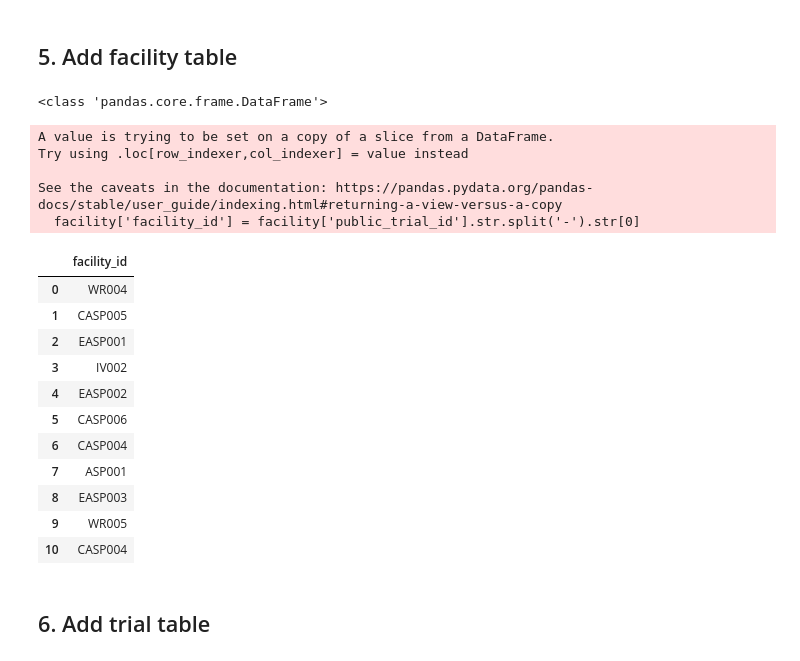
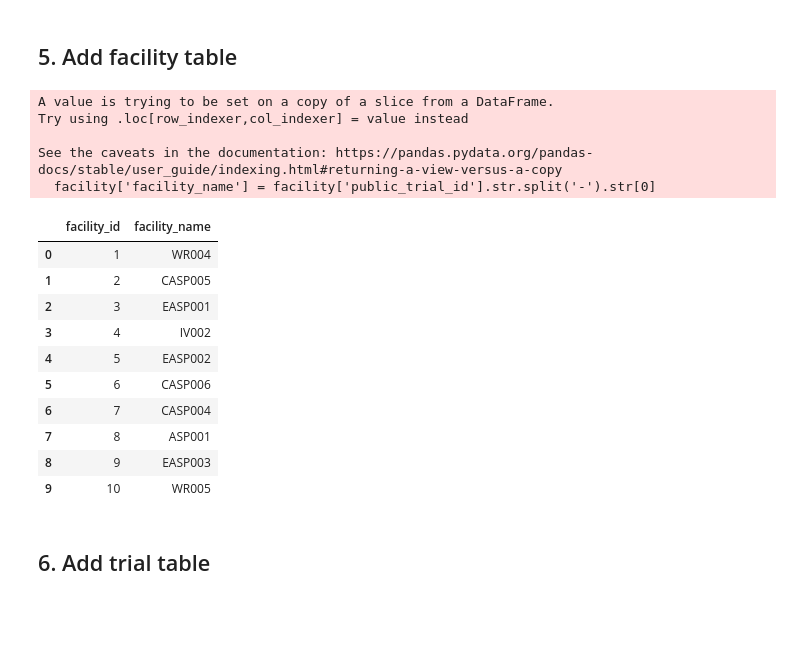
Before and after one commit to uchicago-dsi/compostable-disintegration-analysis, a Jupyter notebook: notebooks/add_facility_trial_trial_conditions.ipynb, the cells around one changed output. Drawn from its saved outputs; the diff is of its cells as text; code cells hidden in the pictures; blank space fills up the shorter version.

```diff
--- a/notebooks/add_facility_trial_trial_conditions.ipynb
+++ b/notebooks/add_facility_trial_trial_conditions.ipynb
@@ -476,40 +476,34 @@ combined_all
 1721 rows × 7 columns
 # %% [markdown]
 ## 5. Add facility table
-# %%
-print(type(facility))
-# %% [output]
-<class 'pandas.core.frame.DataFrame'>
 # %%
 facility = facility_id[['public_trial_id']]
-facility['facility_id'] = facility['public_trial_id'].str.split('-').str[0]
-facility = facility[['facility_id']]
-
-new_row_df = pd.DataFrame({'facility_id': ['CASP004']})
-facility = pd.concat([facility, new_row_df], ignore_index=True)
+facility['facility_name'] = facility['public_trial_id'].str.split('-').str[0]
+facility = facility[['facility_name']]
+facility['facility_id'] = range(1, len(facility) + 1)
+facility = facility[['facility_id', 'facility_name']]
 
 facility.to_csv('/Users/cecilia/Documents/GitHub/2024-winter-compostable/data/finalized_datasets/facilities.csv', index=False)
 
 facility
 # Note: no need to add CASP004 because it is already included.
 # %% [output]
 A value is trying to be set on a copy of a slice from a DataFrame.
 Try using .loc[row_indexer,col_indexer] = value instead
 
 See the caveats in the documentation: https://pandas.pydata.org/pandas-docs/stable/user_guide/indexing.html#returning-a-view-versus-a-copy
-  facility['facility_id'] = facility['public_trial_id'].str.split('-').str[0]
+  facility['facility_name'] = facility['public_trial_id'].str.split('-').str[0]
-|  | facility_id |
-| 0 | WR004 |
-| 1 | CASP005 |
-| 2 | EASP001 |
-| 3 | IV002 |
-| 4 | EASP002 |
-| 5 | CASP006 |
-| 6 | CASP004 |
-| 7 | ASP001 |
-| 8 | EASP003 |
-| 9 | WR005 |
-| 10 | CASP004 |
+|  | facility_id | facility_name |
+| 0 | 1 | WR004 |
+| 1 | 2 | CASP005 |
+| 2 | 3 | EASP001 |
+| 3 | 4 | IV002 |
+| 4 | 5 | EASP002 |
+| 5 | 6 | CASP006 |
+| 6 | 7 | CASP004 |
+| 7 | 8 | ASP001 |
+| 8 | 9 | EASP003 |
+| 9 | 10 | WR005 |
 # %% [markdown]
 ## 6. Add trial table
 # %%
```
Also changed, not shown: parts of 2 cells of this notebook.
